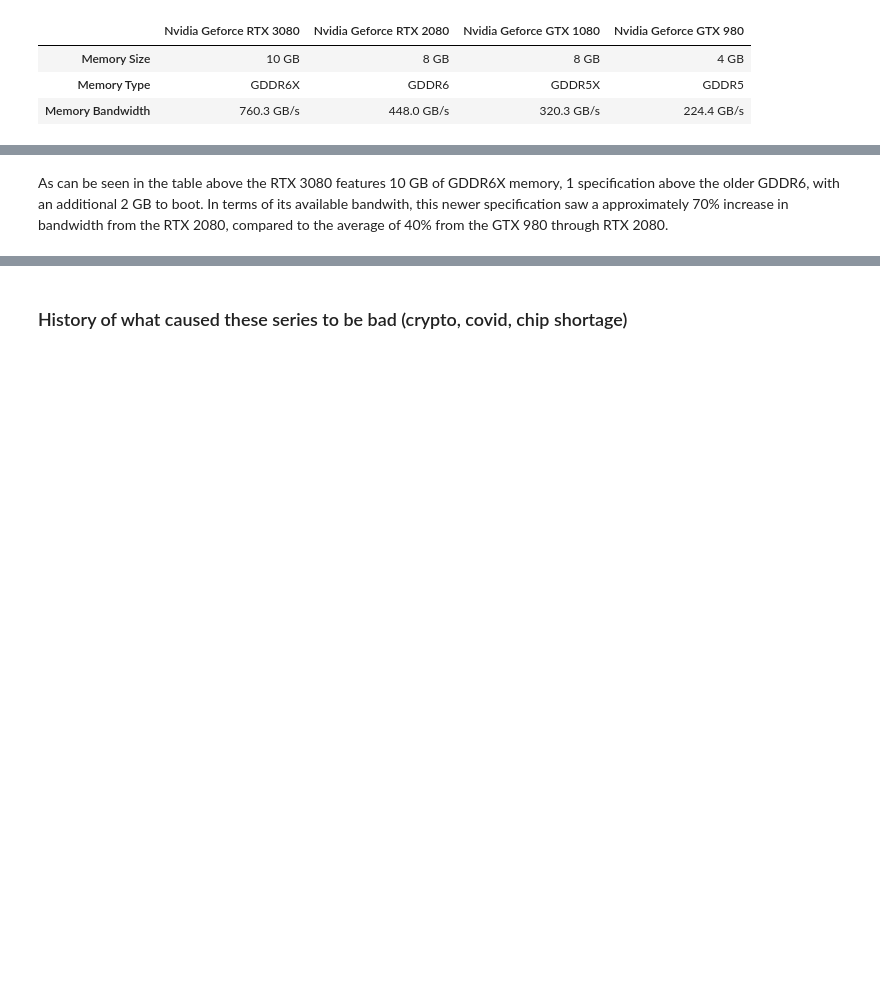
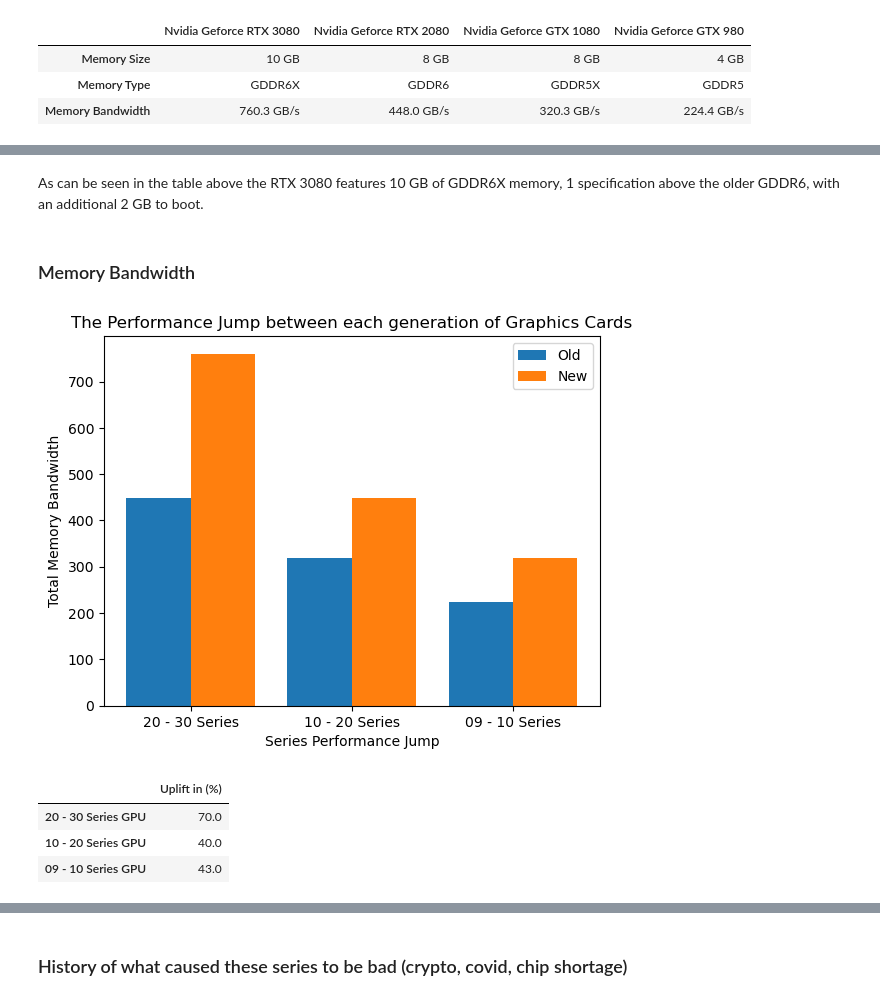
Before and after one commit to mcgoobie/CM2015_Programming-W-Data_Coursework-1, a Jupyter notebook: midterm_report.ipynb, the cells around one changed output, grey strips where cells are left out. Drawn from its saved outputs; the diff is of its cells as text; code cells hidden in the pictures; blank space fills up the shorter version.

```diff
--- a/midterm_report.ipynb
+++ b/midterm_report.ipynb
@@ -383,2 +354,55 @@ plot_bandwidth(mem_data)
 # %% [markdown]
-As can be seen in the table above the RTX 3080 features 10 GB of GDDR6X memory, 1 specification above the older GDDR6, with an additional 2 GB to boot. In terms of its available bandwith, this newer specification saw a approximately 70% increase in bandwidth from the RTX 2080, compared to the average of 40% from the GTX 980 through RTX 2080.
+As can be seen in the table above the RTX 3080 features 10 GB of GDDR6X memory, 1 specification above the older GDDR6, with an additional 2 GB to boot.
+# %% [markdown]
+### Memory Bandwidth
+# %%
+def plot_bandwidth(mem_data):
+    t_bandwidth = []
+    for bw_str in mem_data.loc["Memory Bandwidth"]:
+        # Strip 'GB/s' from data to use in plotting of graph
+        bandwidth = re.sub(r'[^0-9.]', '', bw_str)
+        bandwidth = round(float(bandwidth), 0)
+        t_bandwidth.append(bandwidth)
+
+    x_col = ['20 - 30 Series', '10 - 20 Series', '09 - 10 Series']
+    l_bar = [t_bandwidth[1], t_bandwidth[2], t_bandwidth[3]]
+    r_bar = [t_bandwidth[0], t_bandwidth[1], t_bandwidth[2]]
+
+    x_axis = np.arange(len(x_col))
+
+    plt.bar(x_axis - 0.2, l_bar, 0.4, label = 'Old')
+    plt.bar(x_axis + 0.2, r_bar, 0.4, label = 'New')
+
+    plt.xticks(x_axis, x_col)
+
+    plt.xlabel("Series Performance Jump")
+    plt.ylabel("Total Memory Bandwidth")
+    plt.title("The Performance Jump between each generation of Graphics Cards")
+    plt.legend()
+    plt.show()
+
+    return t_bandwidth
+
+
+def bandwidth_percent_incr(t_bandwidth):
+    bandwidth_comp = []
+    for i in range(len(t_bandwidth)):
+        if(i + 1 < len(t_bandwidth)):
+            percentage_diff = (float(t_bandwidth[i]) / float(t_bandwidth[i + 1])) - 1
+            bandwidth_comp.append(round(percentage_diff, 2) * 100)
+
+    return bandwidth_comp
+
+
+t_bandwidth = plot_bandwidth(mem_data)
+bw_percentage = bandwidth_percent_incr(t_bandwidth)
+
+df = pd.DataFrame(bw_percentage, index = ['20 - 30 Series GPU','10 - 20 Series GPU',
+                                          '09 - 10 Series GPU'], columns = ['Uplift in (%)'])
+df
+# %% [output]
+[figure, new version]
+|  | Uplift in (%) |
+| 20 - 30 Series GPU | 70.0 |
+| 10 - 20 Series GPU | 40.0 |
+| 09 - 10 Series GPU | 43.0 |
```
Also changed, not shown: parts of 14 cells of this notebook.
